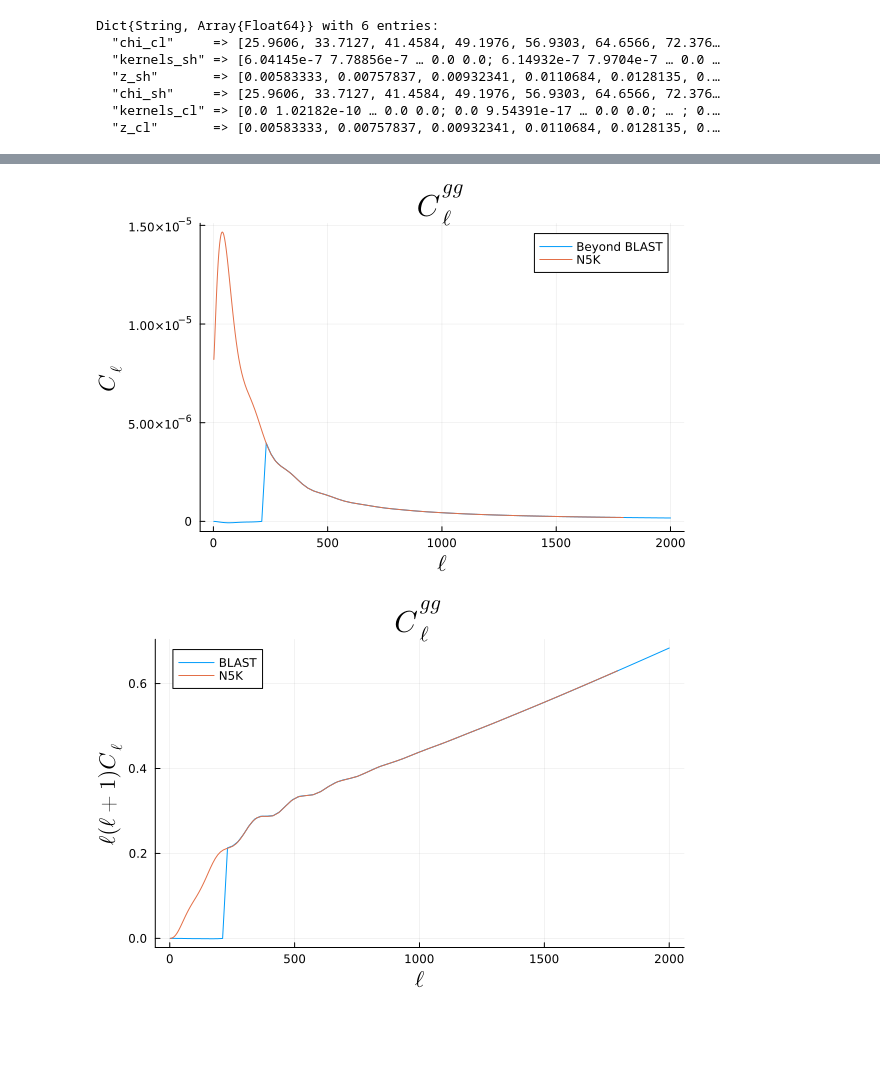
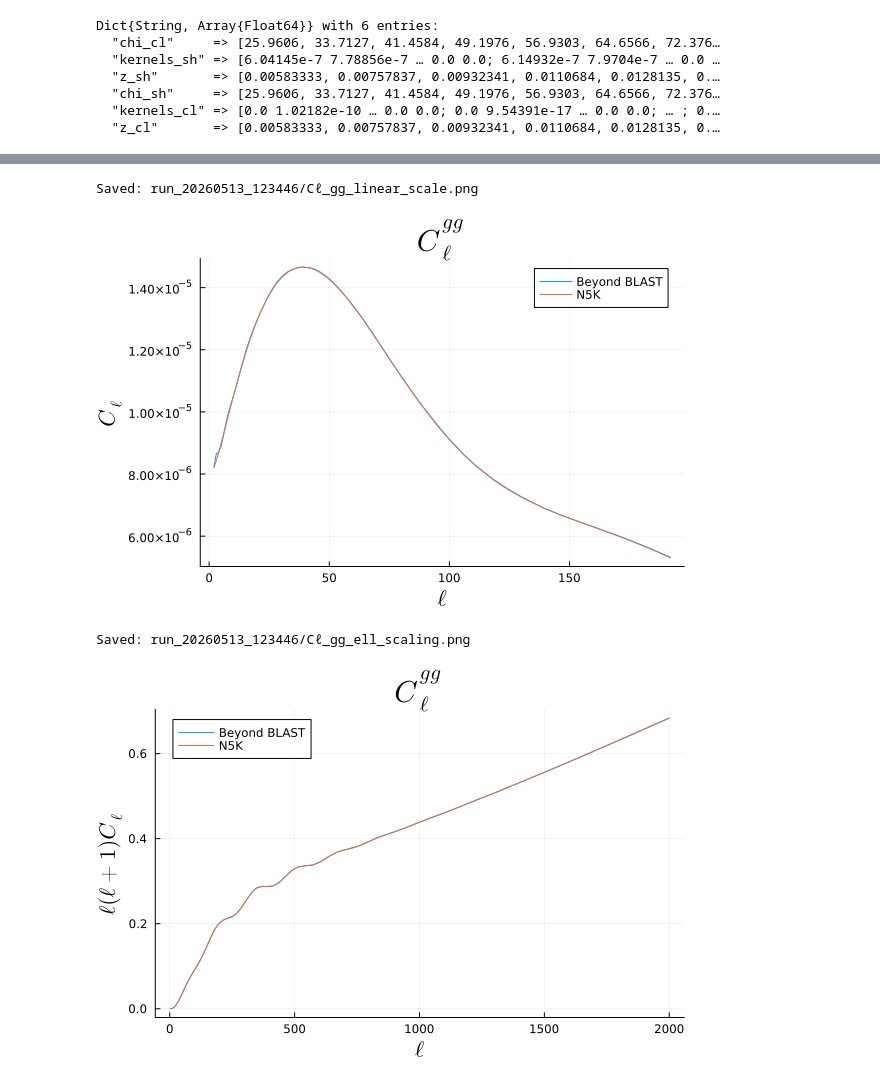
Before and after one commit to anvi-git/3D_Angular_Power_Spectrum, a Jupyter notebook: beyond_BLAST.ipynb, the cells around one changed output, grey strips where cells are left out. Drawn from its saved outputs; the diff is of its cells as text; code cells hidden in the pictures; blank space fills up the shorter version.

```diff
--- a/beyond_BLAST.ipynb
+++ b/beyond_BLAST.ipynb
@@ -394,21 +458,57 @@ for i in 1:10
         counter += 1
     end
 end
+# %%
+# Interpolating to go on the same n5k grid
+elle = dtype.(reverse(chebpoints(100, 2, 2000)))
+ℓ_min = 2
+ℓ_max = 2000
+
+interp_Cℓ_CC = zeros(dtype, length(ell), 10, 10)  # ← ell → elle
+interp_Cℓ_CL = zeros(dtype, length(ell), 10, 5)
+interp_Cℓ_LL = zeros(dtype, length(ell), 5, 5)
+
+for i in 1:10
+    for j in i:10
+        interpol = chebinterp(reverse(total_Cℓ_CC[:,i,j].*elle.*elle), ℓ_min, ℓ_max)
+        interp_Cℓ_CC[:,i,j] = interpol.(ell) ./ (ell.*ell)  # ← ell → elle
+        interp_Cℓ_CC[:,j,i] = interp_Cℓ_CC[:,i,j]
+    end
+end
+
+for i in 1:10
+    for j in 1:5
+        interpol = chebinterp(reverse(total_Cℓ_CL[:,i,j].*elle.*elle), ℓ_min, ℓ_max)
+        interp_Cℓ_CL[:,i,j] = interpol.(ell) ./ (ell.*ell)  # ← ell → elle
+    end
+end
+
+for i in 1:5
+    for j in i:5
+        interpol = chebinterp(reverse(total_Cℓ_LL[:,i,j].*elle.*elle), ℓ_min, ℓ_max)
+        interp_Cℓ_LL[:,i,j] = interpol.(ell) ./ (ell.*ell)  # ← ell → elle
+        interp_Cℓ_LL[:,j,i] = interp_Cℓ_LL[:,i,j]
+    end
+end
 # %%
 i = 10
 j = 10
-nl = 101 #set this to 103 to see up to ℓ=2000.
-plot(elle[1:nl], interp_Cℓ_CC[1:nl,i,j], label="Beyond BLAST", title = L"$C_\ell^{gg}$", titlefontsize=20,
+nl = 60 #set this to 103 to see up to ℓ=2000.
+p5 = plot(ell[1:nl], interp_Cℓ_CC[1:nl,i,j], label="Beyond BLAST", title = L"$C_\ell^{gg}$", titlefontsize=20,
     xlabel=L"$\ell$", ylabel=L"$C_\ell$", labelfontsize=15)
-plot!(ell[1:nl], gg_reshaped[1:nl,i,j], label = "N5K")
+plot!(p5, ell[1:nl], gg_reshaped[1:nl,i,j], label = "N5K")
+save_plot(p5, "Cℓ_gg_linear_scale")
 # %% [output]
+Saved: run_20260513_123446/Cℓ_gg_linear_scale.png
-[figure, old version]
+[figure, new version]
 # %%
 i = 10
 j = 10
-nl = 101 #set this to 103 to see up to ℓ=2000.
-plot(elle[1:nl], interp_Cℓ_CC[1:nl,i,j] .* elle[1:nl] .* (elle[1:nl] .+1), label="Beyond BLAST", title = L"$C_\ell^{gg}$", titlefontsize=20,
+nl = 103 #set this to 103 to see up to ℓ=2000.
+p6 = plot(ell[1:nl], interp_Cℓ_CC[1:nl,i,j] .* ell[1:nl] .* (ell[1:nl] .+1), label="Beyond BLAST", title = L"$C_\ell^{gg}$", titlefontsize=20,
     xlabel=L"$\ell$", ylabel=L"$\ell(\ell+1)C_\ell$", labelfontsize=15)
-plot!(ell[1:nl], gg_reshaped[1:nl,i,j] .* ell[1:nl] .* (ell[1:nl] .+1), label = "N5K")
+plot!(p6, ell[1:nl], gg_reshaped[1:nl,i,j] .* ell[1:nl] .* (ell[1:nl] .+1), label = "N5K")
+save_plot(p6, "Cℓ_gg_ell_scaling")
 # %% [output]
+Saved: run_20260513_123446/Cℓ_gg_ell_scaling.png
-[figure, old version]
+[figure, new version]
```
Also changed, not shown: parts of 17 cells of this notebook, 27 other files.
